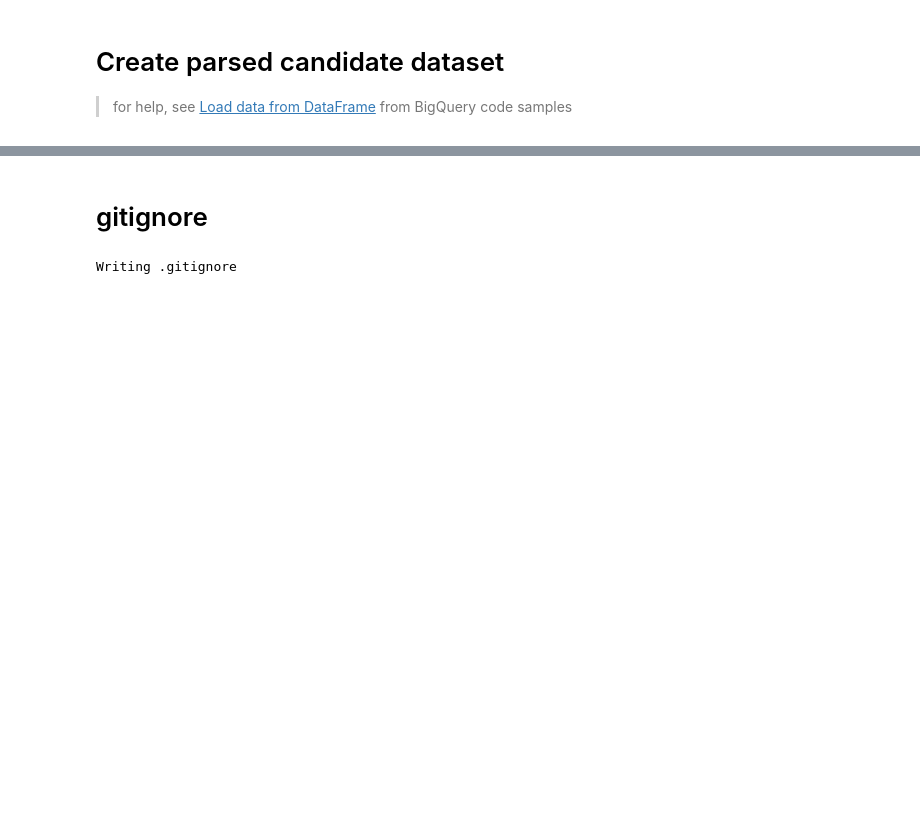
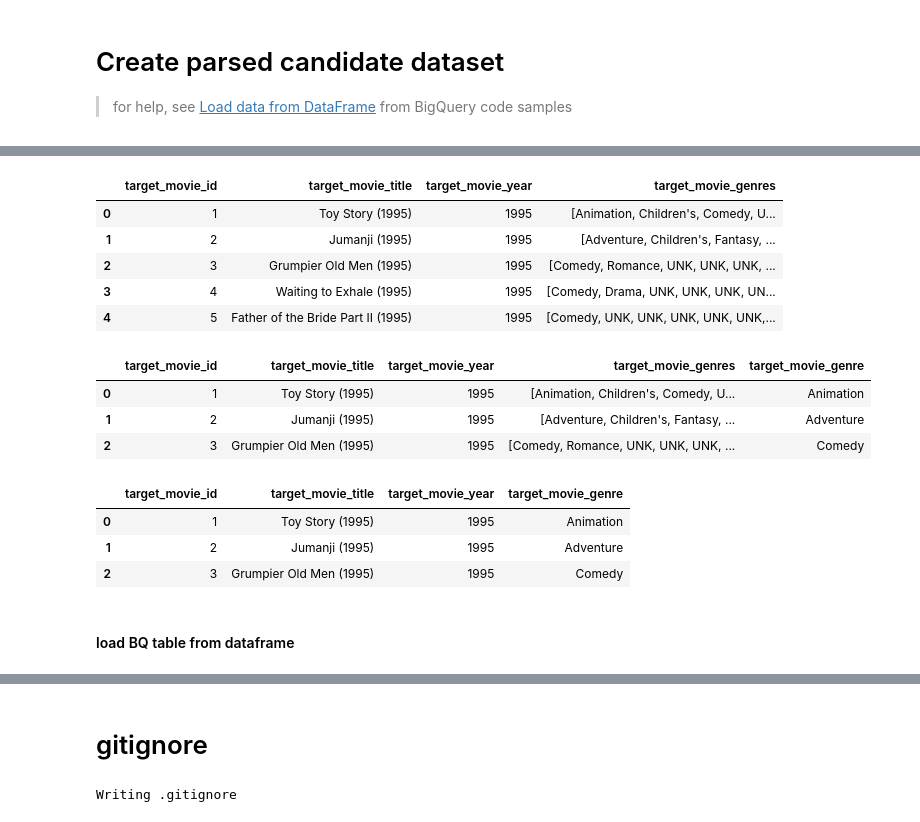
Before and after one commit to tottenjordan/crispy_towers, a Jupyter notebook: notebooks/00_data_prep.ipynb, the cells around one changed output, grey strips where cells are left out. Drawn from its saved outputs; the diff is of its cells as text; code cells hidden in the pictures; blank space fills up the shorter version.

```diff
--- a/notebooks/00_data_prep.ipynb
+++ b/notebooks/00_data_prep.ipynb
@@ -566,0 +356,5 @@ BQ_TABLE_REF
+# %%
+MOVIES_FILENAME = "movies.dat"
+MOVLENS_DIR = "../src/data/local_data/raw/datasets/ml-1m"
+MOVIES_PATH = f"{MOVLENS_DIR}/{MOVIES_FILENAME}"
+print(MOVIES_PATH)
@@ -566,0 +363,11 @@ BQ_TABLE_REF
+# %%
+MOVIES_DATA_COLUMNS = ["target_movie_id", "target_movie_title", "genres_raw"] # genres_raw
+
+movies_df = pd.read_csv(
+    os.path.join(MOVLENS_DIR, MOVIES_FILENAME),
+    sep="::",
+    names=MOVIES_DATA_COLUMNS,
+    encoding="unicode_escape"
+)
+
+movies_df.head(3)
@@ -566,0 +447,51 @@ BQ_TABLE_REF
+# %%
+# dict_df = dict(movies_df)
+# # dict_df['target_movie_id']
+# # dict_df['target_movie_title']
+# # dict_df['target_movie_year']
+# dict_df['target_movie_genres'][0]
+
+# records = movies_df.to_dict('records')
+# records[0]
+
+# drop cols
+movies_df = movies_df.drop(
+    columns=[
+        # 'jts_movie_genre',
+        # "movie_genre_string",
+        # 'genres_n',
+        # 'genres_raw'
+    ]
+)
+movies_df.head()
+# %% [output]
+|  | target_movie_id | target_movie_title | target_movie_year | target_movie_genres |
+| 0 | 1 | Toy Story (1995) | 1995 | [Animation, Children's, Comedy, U... |
+| 1 | 2 | Jumanji (1995) | 1995 | [Adventure, Children's, Fantasy, ... |
+| 2 | 3 | Grumpier Old Men (1995) | 1995 | [Comedy, Romance, UNK, UNK, UNK, ... |
+| 3 | 4 | Waiting to Exhale (1995) | 1995 | [Comedy, Drama, UNK, UNK, UNK, UN... |
+| 4 | 5 | Father of the Bride Part II (1995) | 1995 | [Comedy, UNK, UNK, UNK, UNK, UNK,... |
+# %%
+# movies_df['movie_genre_string'] = movies_df['target_movie_genres'].map(str)
+# movies_df['jts_movie_genre'] = movies_df['target_movie_genres'][0]
+
+movies_df['target_movie_genre'] = movies_df['target_movie_genres'].apply(lambda x: x[0])
+movies_df.head(3)
+# %% [output]
+|  | target_movie_id | target_movie_title | target_movie_year | target_movie_genres | target_movie_genre |
+| 0 | 1 | Toy Story (1995) | 1995 | [Animation, Children's, Comedy, U... | Animation |
+| 1 | 2 | Jumanji (1995) | 1995 | [Adventure, Children's, Fantasy, ... | Adventure |
+| 2 | 3 | Grumpier Old Men (1995) | 1995 | [Comedy, Romance, UNK, UNK, UNK, ... | Comedy |
+# %%
+preped_movies_df = movies_df.drop(
+    columns=['target_movie_genres']
+)
+
+preped_movies_df.head(3)
+# %% [output]
+|  | target_movie_id | target_movie_title | target_movie_year | target_movie_genre |
+| 0 | 1 | Toy Story (1995) | 1995 | Animation |
+| 1 | 2 | Jumanji (1995) | 1995 | Adventure |
+| 2 | 3 | Grumpier Old Men (1995) | 1995 | Comedy |
+# %% [markdown]
+#### load BQ table from dataframe
```
Also changed, not shown: parts of 39 cells of this notebook, 3 other files.
